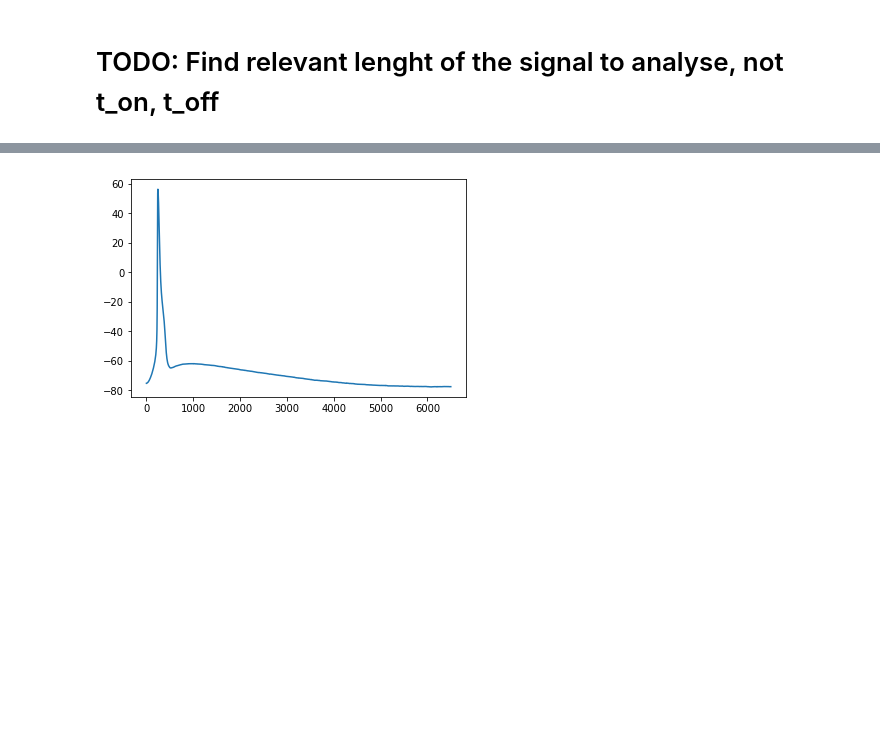
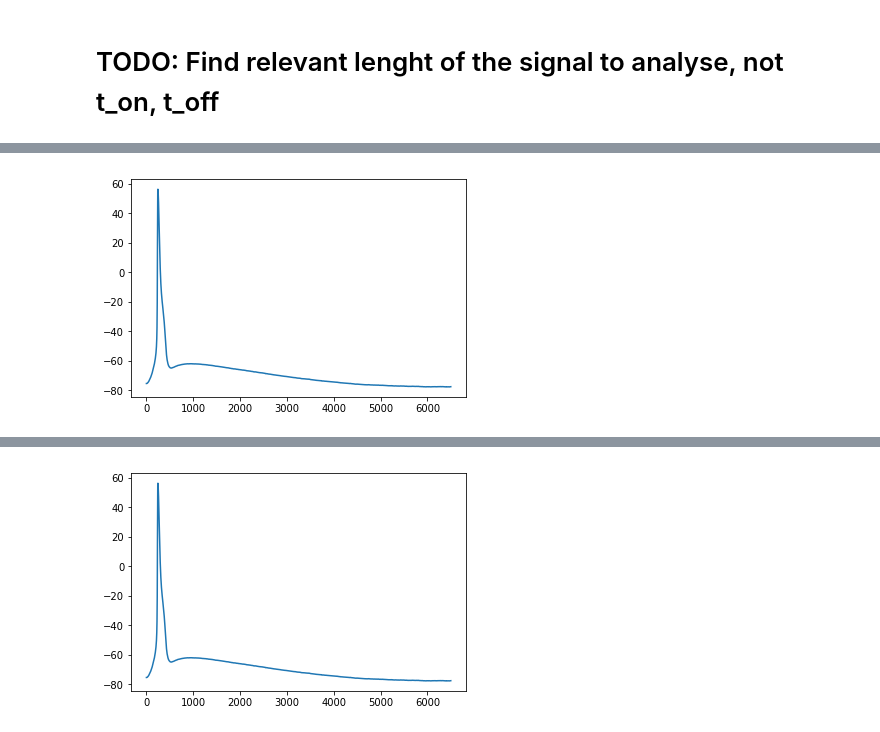
Before and after one commit to alTeska/DAPmodel, a Jupyter notebook: sum_stats_moments.ipynb, the cells around one changed output, grey strips where cells are left out. Drawn from its saved outputs; the diff is of its cells as text; code cells hidden in the pictures; blank space fills up the shorter version.

```diff
--- a/sum_stats_moments.ipynb
+++ b/sum_stats_moments.ipynb
@@ -119,0 +120,6 @@ plt.plot(t, v_all);
+# %%
+v_dap = np.copy(np.array(x['data']))
+v_dap = v_dap[(t>t_on)]
+plt.plot(v_dap);
+# %% [output]
+[figure, added]
```
Also changed, not shown: parts of 15 cells of this notebook, 2 other files.
